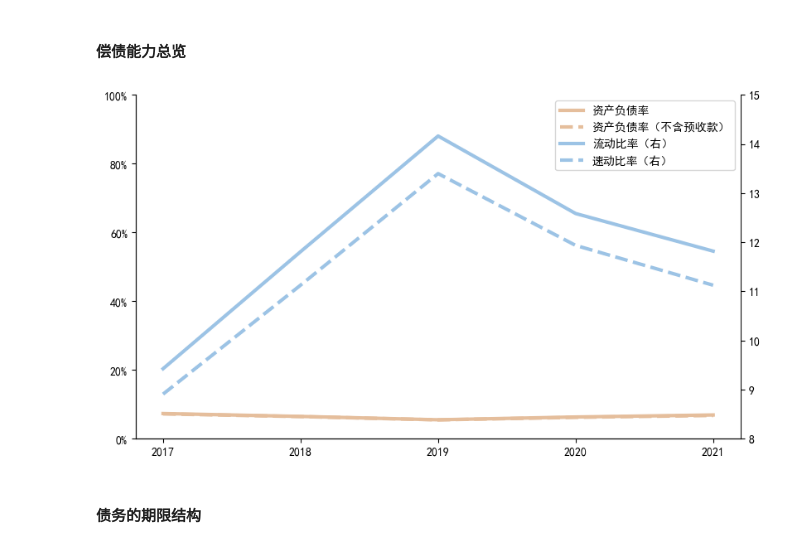
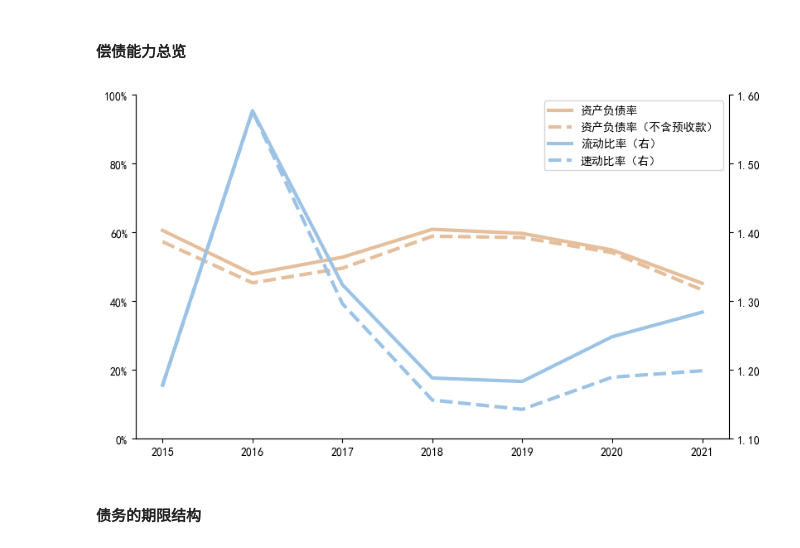
Before and after one commit to farcloudy/sheet, a Jupyter notebook: AutoGraphing.ipynb, the cells around one changed output. Drawn from its saved outputs; the diff is of its cells as text; code cells hidden in the pictures.

```diff
--- a/AutoGraphing.ipynb
+++ b/AutoGraphing.ipynb
@@ -47,7 +58,7 @@ plt.rcParams['axes.spines.right'] = False
 ### 1.1. 写入个人配置
 # %%
 # 想要分析的上市公司代码
-ID = '603655'
+ID = '603117'
 
 # 在r后面的引号中写入报表文件所在目录
 path = r'E:/18082/Documents/9 CodeProjects/sheet'
@@ -59,7 +70,7 @@ cm = '#9cc3e5'
 # %%
 def rgb2hsb(rgb):   # 转为 HSB 色值
     rgb = (int(rgb[1:3], 16), int(rgb[3:5], 16), int(rgb[5:], 16))
-    hsv = colorsys.rgb_to_hsv(rgb[0] / 255, rgb[1] / 255, rgb[2] / 255)
+    hsv = colorsys.rgb_to_hsv(rgb[0] / 255  rgb[1] / 255, rgb[2] / 255)
     return hsv
 
 def hsb2rgb(h, s, b):   # 转回 RGB 色系
@@ -189,12 +200,8 @@ def GraphingI(list, ax, xlist, hor):
             line_list.append(i)
     bl = len(bar_list)
     # 2. 总宽度和宽度
-    if bl <= 1:
-        width = 0.5
-    elif bl <= 4:
-        width = (0.5 + (bl - 1)/10) / bl
-    else:
-        width = 0.8 / bl
+    width = (0.34 / (1 + math.exp(-bl + 3)) + 0.5) / bl
+
     # 3. 设置x 轴
     if hor and bl > 1:
         # 有多个横向的柱子
@@ -226,10 +233,14 @@ def Graphing(major_list, format='{:,}', unit=1, minor_list=[], xlist='', hor=Fal
     handles += major[0]
     labels += major[1]
     ax.margins(x=0.05)
+
     if 'ma_ylim_l' in minor_args.keys():
         ax.set_ylim(minor_args['ma_ylim_l'])
     if 'ma_ylim_u' in minor_args.keys():
         ax.set_ylim(top=minor_args['ma_ylim_u'])
+    if ax.get_ylim()[0] * ax.get_ylim()[1] < 0:
+        ax.axhline(color='black', lw=1)
+
     FormatTicks(ax, string=format, unit=unit)
     # 次坐标轴
     if len(minor_list) >= 1:
@@ -243,6 +254,9 @@ def Graphing(major_list, format='{:,}', unit=1, minor_list=[], xlist='', hor=Fal
             ax1.set_ylim(minor_args['mi_ylim_l'])
         if 'mi_ylim_u' in minor_args.keys():
             ax1.set_ylim(top=minor_args['mi_ylim_u'])
+        if ax1.get_ylim()[0] * ax1.get_ylim()[1] < 0:
+            ax1.axhline(color='gray', lw=1, ls='--')
+
         if 'minor_f' not in minor_args.keys():
             minor_args['minor_f'] = '{:,}'
         if 'minor_u' not in minor_args.keys():
@@ -292,23 +291,23 @@ Graphing(major_list, unit=1e4, xlist=xxx, hor=True, save=path_img + '/1-2')
 # %%
 # 流&速动比率与资产负债率
 cr = TheSheet.loc[:, '流动资产合计'] / TheSheet.loc[:, '流动负债合计']
 qr = (TheSheet.loc[:, '流动资产合计'] - TheSheet.loc[:, '存货净额'])/ TheSheet.loc[:, '流动负债合计']
 lev = TheSheet.loc[:, '负债合计'] / TheSheet.loc[:, '资产总计']
 lev2 = (TheSheet.loc[:, '负债合计'] - TheSheet.loc[:, '预收款项'] - TheSheet.loc[:, '合同负债']) / TheSheet.loc[:, '资产总计']
 
 Ncolor = neighborcolor(cm, 2, '-')
 
+major_list = [
+    Line(lev, Ncolor[1], '资产负债率'),
+    Line(lev2, Ncolor[1], '资产负债率（不含预收款）', ls='--'),
+]
 minor_list = [
     Line(cr, cm, '流动比率（右）'),
     Line(qr, cm, '速动比率（右）', ls='--')
 ]
-major_list = [
-    Line(lev, Ncolor[1], '资产负债率'),
-    Line(lev2, Ncolor[1], '资产负债率（不含预收款）', ls='--'),
-]
-Graphing(major_list, '{:.0%}', xlist=x, hor=True, minor_list=minor_list, ma_ylim_l=0, ma_ylim_u=1, save=path_img+'/2-1')
+Graphing(major_list, '{:.0%}', xlist=xxx, minor_list=minor_list, ma_ylim_l=0, ma_ylim_u=1, save=path_img+'/2-1', minor_f='{:.2f}')
 # %% [output]
-[figure, old version]
+[figure, new version]
 # %% [markdown]
 #### 债务的期限结构
 # %%
```
Also changed, not shown: parts of 11 cells of this notebook.
